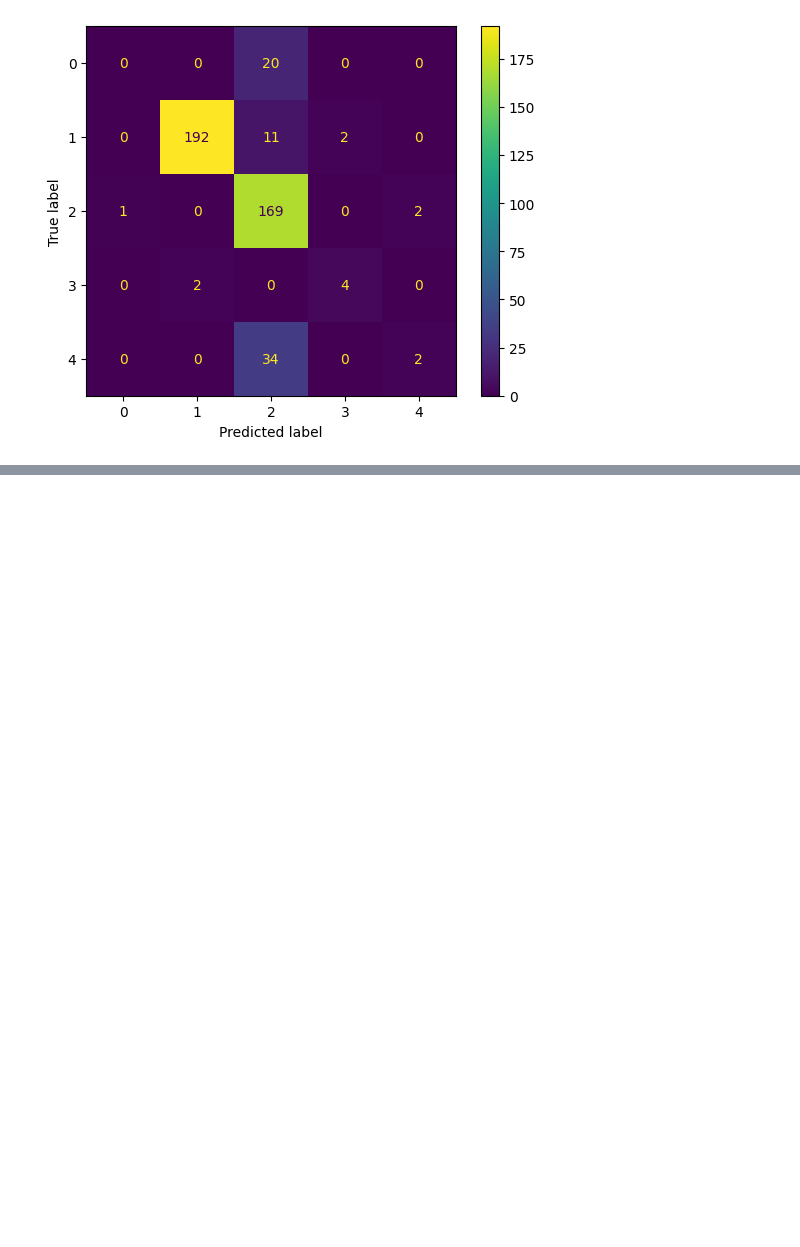
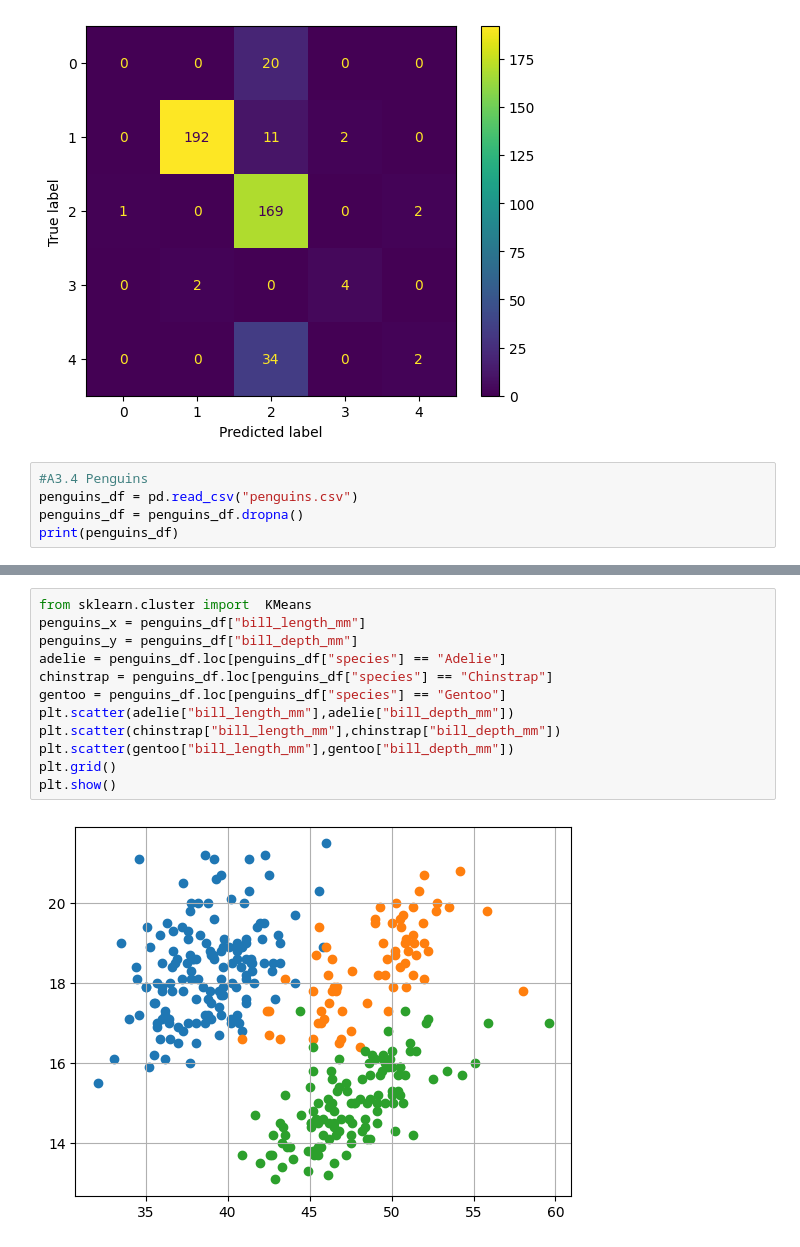
Before and after one commit to imgmaterial/AILabs, a Jupyter notebook: Labs/Lab3/Lab3.ipynb, the cells around one changed output, grey strips where cells are left out. Cells and saved outputs as stored; diff of their text form; blank space fills up the shorter version.

Commit message:
Solved majority of the penguins excersise

```diff
--- a/Labs/Lab3/Lab3.ipynb
+++ b/Labs/Lab3/Lab3.ipynb
@@ -363,3 +363,8 @@ metrics.ConfusionMatrixDisplay(array).plot()
 # %% [output]
 <sklearn.metrics._plot.confusion_matrix.ConfusionMatrixDisplay at 0x...>
 [figure]
+# %%
+#A3.4 Penguins
+penguins_df = pd.read_csv("penguins.csv")
+penguins_df = penguins_df.dropna()
+print(penguins_df)
@@ -365,0 +389,14 @@ metrics.ConfusionMatrixDisplay(array).plot()
+# %%
+from sklearn.cluster import  KMeans
+penguins_x = penguins_df["bill_length_mm"]
+penguins_y = penguins_df["bill_depth_mm"]
+adelie = penguins_df.loc[penguins_df["species"] == "Adelie"]
+chinstrap = penguins_df.loc[penguins_df["species"] == "Chinstrap"]
+gentoo = penguins_df.loc[penguins_df["species"] == "Gentoo"]
+plt.scatter(adelie["bill_length_mm"],adelie["bill_depth_mm"])
+plt.scatter(chinstrap["bill_length_mm"],chinstrap["bill_depth_mm"])
+plt.scatter(gentoo["bill_length_mm"],gentoo["bill_depth_mm"])
+plt.grid()
+plt.show()
+# %% [output]
+[figure, added]
```
Also changed, not shown: parts of 5 cells of this notebook, 1 other file.
